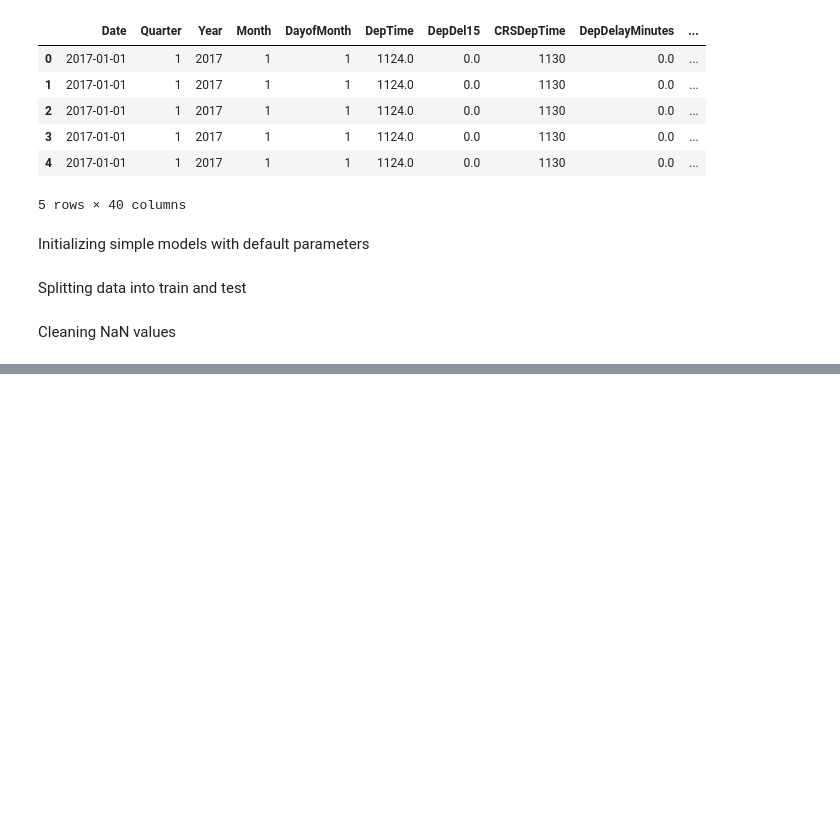
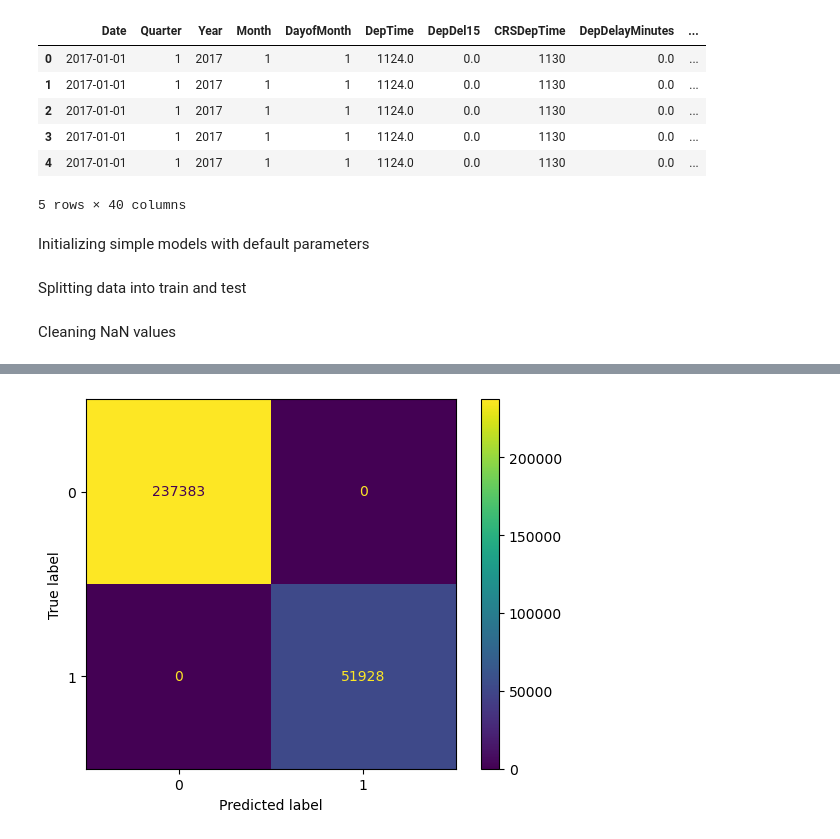
Before and after one commit to Astroficboy/petavue_assignment, a Jupyter notebook: round_3.ipynb, the cells around one changed output, grey strips where cells are left out. Drawn from its saved outputs; the diff is of its cells as text; code cells hidden in the pictures; blank space fills up the shorter version.

```diff
--- a/round_3.ipynb
+++ b/round_3.ipynb
@@ -244,0 +248,2 @@ ytrain_clean_data = imputer.fit_transform(np.array(ytrain).reshape(-1,1))
+# %%
+ytest_clean_data = y_imputer.fit_transform(np.array(ytest).reshape(-1, 1))
@@ -248,0 +278,3 @@ ValueError: Unknown label type: continuous. Maybe you are trying to fit a classi
+# %%
+model1_pred = model1.predict(np.array(xtest_clean_data))
+model2_pred = model2.predict(np.array(xtest_clean_data))
@@ -248,0 +283,11 @@ ValueError: Unknown label type: continuous. Maybe you are trying to fit a classi
+# %%
+cnf_mtrx_1 = confusion_matrix(model1_pred, ytest_clean_data)
+cnf_mtrx_2 = confusion_matrix(model2_pred, ytest_clean_data)
+# %%
+disp1 = ConfusionMatrixDisplay(confusion_matrix=cnf_mtrx_1)
+disp2 = ConfusionMatrixDisplay(confusion_matrix=cnf_mtrx_2)
+# %%
+disp1.plot()
+plt.show()
+# %% [output]
+[figure, added]
```
Also changed, not shown: parts of 10 cells of this notebook.
